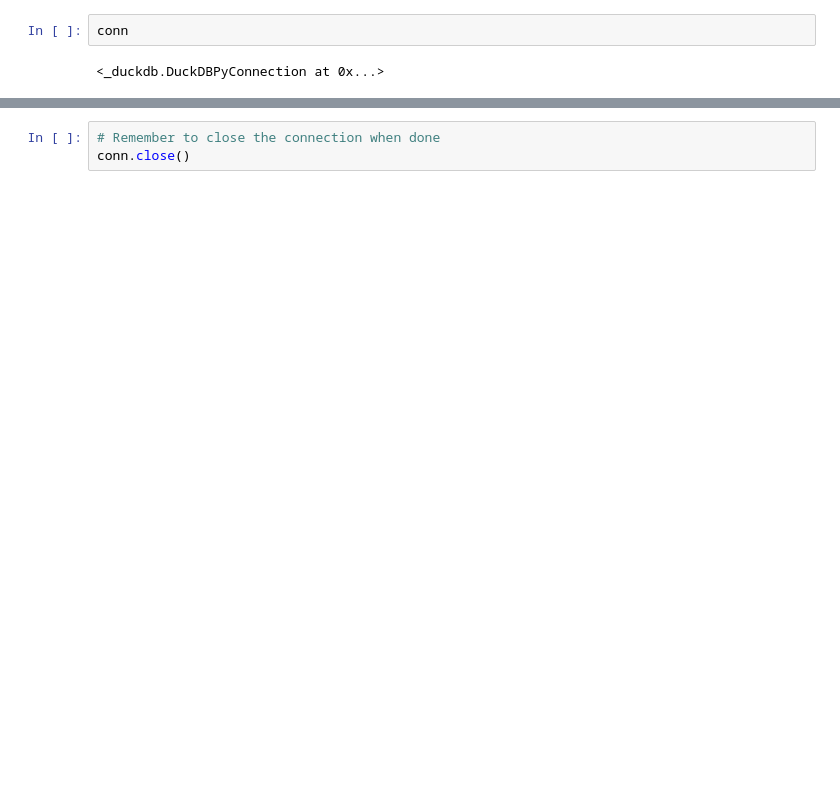
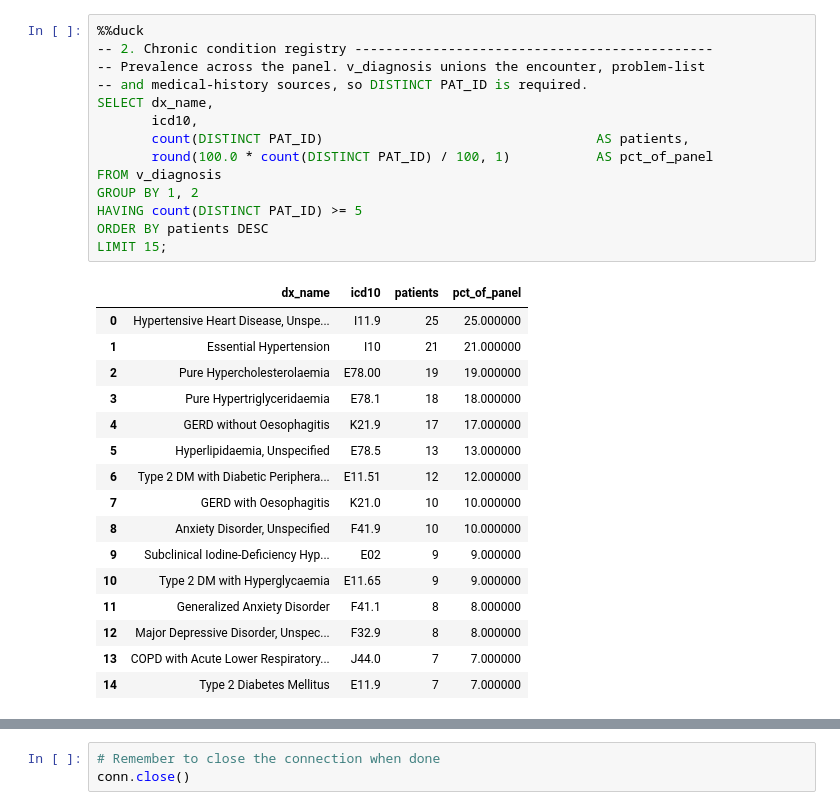
Before and after one commit to mcwalters/patient_review_demo, a Jupyter notebook: Explore.ipynb, the cells around one changed output, grey strips where cells are left out. Saved outputs shown, nothing was run; the diff lists cells and outputs as text; blank space fills up the shorter version.

```diff
--- a/Explore.ipynb
+++ b/Explore.ipynb
@@ -43,4 +31,31 @@ conn.execute("select * from v_encounter").df()
-# %%
-conn
-# %% [output]
-<_duckdb.DuckDBPyConnection at 0x...>
+# %%
+%%duck
+-- 2. Chronic condition registry ----------------------------------------------
+-- Prevalence across the panel. v_diagnosis unions the encounter, problem-list
+-- and medical-history sources, so DISTINCT PAT_ID is required.
+SELECT dx_name,
+       icd10,
+       count(DISTINCT PAT_ID)                                   AS patients,
+       round(100.0 * count(DISTINCT PAT_ID) / 100, 1)           AS pct_of_panel
+FROM v_diagnosis
+GROUP BY 1, 2
+HAVING count(DISTINCT PAT_ID) >= 5
+ORDER BY patients DESC
+LIMIT 15;
+# %% [output]
+|  | dx_name | icd10 | patients | pct_of_panel |
+| 0 | Hypertensive Heart Disease, Unspe... | I11.9 | 25 | 25.000000 |
+| 1 | Essential Hypertension | I10 | 21 | 21.000000 |
+| 2 | Pure Hypercholesterolaemia | E78.00 | 19 | 19.000000 |
+| 3 | Pure Hypertriglyceridaemia | E78.1 | 18 | 18.000000 |
+| 4 | GERD without Oesophagitis | K21.9 | 17 | 17.000000 |
+| 5 | Hyperlipidaemia, Unspecified | E78.5 | 13 | 13.000000 |
+| 6 | Type 2 DM with Diabetic Periphera... | E11.51 | 12 | 12.000000 |
+| 7 | GERD with Oesophagitis | K21.0 | 10 | 10.000000 |
+| 8 | Anxiety Disorder, Unspecified | F41.9 | 10 | 10.000000 |
+| 9 | Subclinical Iodine-Deficiency Hyp... | E02 | 9 | 9.000000 |
+| 10 | Type 2 DM with Hyperglycaemia | E11.65 | 9 | 9.000000 |
+| 11 | Generalized Anxiety Disorder | F41.1 | 8 | 8.000000 |
+| 12 | Major Depressive Disorder, Unspec... | F32.9 | 8 | 8.000000 |
+| 13 | COPD with Acute Lower Respiratory... | J44.0 | 7 | 7.000000 |
+| 14 | Type 2 Diabetes Mellitus | E11.9 | 7 | 7.000000 |
```
Also changed, not shown: parts of 14 cells of this notebook.
